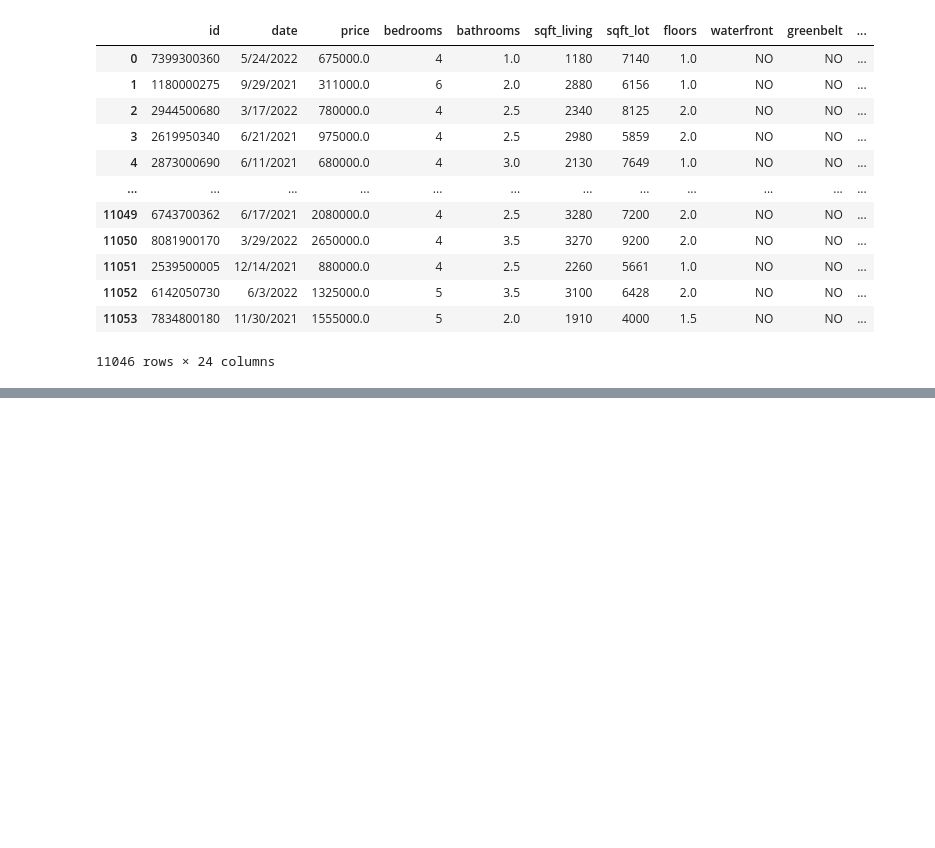
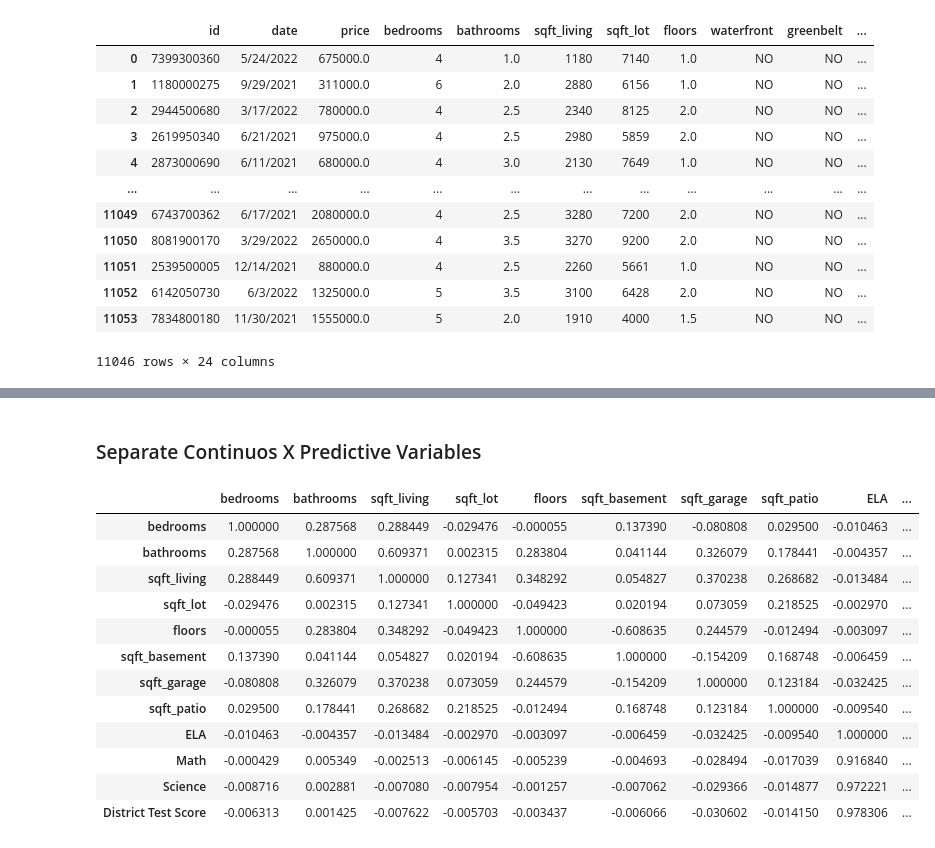
Before and after one commit to aokdata/King-County-House-Sales-, a Jupyter notebook: Ashley/Ash Workbook.ipynb, the cells around one changed output, grey strips where cells are left out. Saved outputs shown, nothing was run; the diff lists cells and outputs as text; code cells hidden in the pictures; blank space fills up the shorter version.

```diff
--- a/Ashley/Ash Workbook.ipynb
+++ b/Ashley/Ash Workbook.ipynb
@@ -312,0 +437,2 @@ kc_family_house_df
+# %%
+final_kc_df = final_kc_df.drop(['sqft_above'], axis = 1)
@@ -312,0 +599,6 @@ kc_family_house_df
+# %%
+from sklearn.linear_model import LinearRegression
+
+# Prepare data
+X = final_kc_df.drop('price', axis=1)
+y = final_kc_df['price']
@@ -312,0 +612,5 @@ kc_family_house_df
+# %%
+from sklearn.model_selection import train_test_split
+
+# Test/Train Split - Train 70% of Data, Test 30% of Data
+X_train, X_test, y_train, y_test = train_test_split(X, y, test_size = 0.3, random_state = 42)
@@ -312,0 +652,22 @@ kc_family_house_df
+# %% [markdown]
+### Separate Continuos X Predictive Variables
+# %%
+X_train_numeric = X_train[['bedrooms','bathrooms','sqft_living','sqft_lot','floors','sqft_basement',\
+                           'sqft_garage','sqft_patio','ELA','Math','Science','District Test Score']]
+# %%
+#View Correlation between Independent Numeric Variables
+X_train_numeric.corr()
+# %% [output]
+|  | bedrooms | bathrooms | sqft_living | sqft_lot | floors | sqft_basement | sqft_garage | sqft_patio | ELA | ... |
+| bedrooms | 1.000000 | 0.287568 | 0.288449 | -0.029476 | -0.000055 | 0.137390 | -0.080808 | 0.029500 | -0.010463 | ... |
+| bathrooms | 0.287568 | 1.000000 | 0.609371 | 0.002315 | 0.283804 | 0.041144 | 0.326079 | 0.178441 | -0.004357 | ... |
+| sqft_living | 0.288449 | 0.609371 | 1.000000 | 0.127341 | 0.348292 | 0.054827 | 0.370238 | 0.268682 | -0.013484 | ... |
+| sqft_lot | -0.029476 | 0.002315 | 0.127341 | 1.000000 | -0.049423 | 0.020194 | 0.073059 | 0.218525 | -0.002970 | ... |
+| floors | -0.000055 | 0.283804 | 0.348292 | -0.049423 | 1.000000 | -0.608635 | 0.244579 | -0.012494 | -0.003097 | ... |
+| sqft_basement | 0.137390 | 0.041144 | 0.054827 | 0.020194 | -0.608635 | 1.000000 | -0.154209 | 0.168748 | -0.006459 | ... |
+| sqft_garage | -0.080808 | 0.326079 | 0.370238 | 0.073059 | 0.244579 | -0.154209 | 1.000000 | 0.123184 | -0.032425 | ... |
+| sqft_patio | 0.029500 | 0.178441 | 0.268682 | 0.218525 | -0.012494 | 0.168748 | 0.123184 | 1.000000 | -0.009540 | ... |
+| ELA | -0.010463 | -0.004357 | -0.013484 | -0.002970 | -0.003097 | -0.006459 | -0.032425 | -0.009540 | 1.000000 | ... |
+| Math | -0.000429 | 0.005349 | -0.002513 | -0.006145 | -0.005239 | -0.004693 | -0.028494 | -0.017039 | 0.916840 | ... |
+| Science | -0.008716 | 0.002881 | -0.007080 | -0.007954 | -0.001257 | -0.007062 | -0.029366 | -0.014877 | 0.972221 | ... |
+| District Test Score | -0.006313 | 0.001425 | -0.007622 | -0.005703 | -0.003437 | -0.006066 | -0.030602 | -0.014150 | 0.978306 | ... |
```
Also changed, not shown: parts of 85 cells of this notebook.
